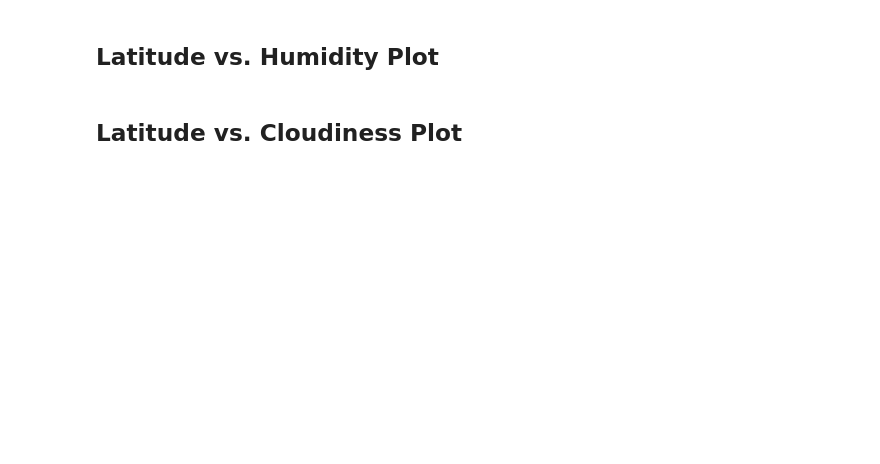
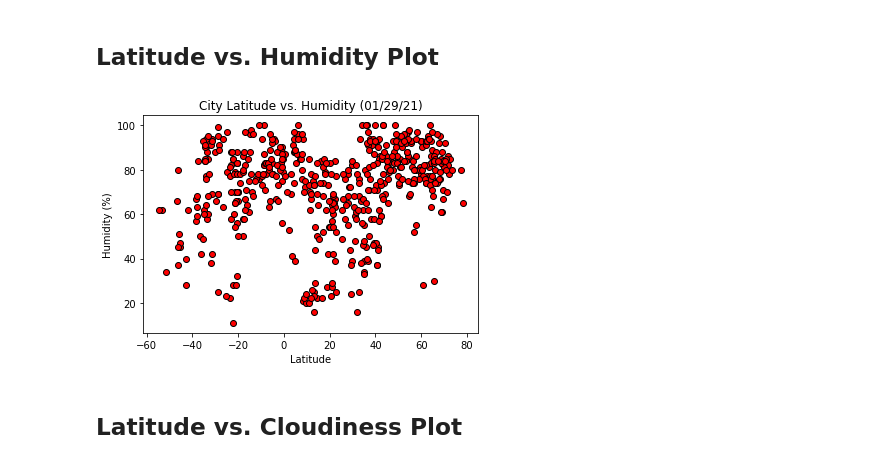
Before and after one commit to ander1908/python-api-challenge, a Jupyter notebook: Instructions/starter_code/WeatherPy.ipynb, the cells around one changed output. Drawn from its saved outputs; the diff is of its cells as text; code cells hidden in the pictures; blank space fills up the shorter version.

```diff
--- a/Instructions/starter_code/WeatherPy.ipynb
+++ b/Instructions/starter_code/WeatherPy.ipynb
@@ -212,4 +212,13 @@ SyntaxError: invalid syntax (<ipython-input-49-549cd2aee5c5>, line 4)
 # %% [markdown]
 ## Latitude vs. Humidity Plot
+# %%
+#to match the starter we need black edges doing red just for fun
+plt.scatter(clean_city_data["Latitude"],clean_city_data["Humidity"],c="red",edgecolors='black')
+plt.xlabel("Latitude")
+plt.ylabel("Humidity (%)")
+plt.title("City Latitude vs. Humidity (01/29/21)")
+plt.savefig("output/Latitude_vs_Humidity.png")
+# %% [output]
+[figure, added]
 # %% [markdown]
 ## Latitude vs. Cloudiness Plot
```
Also changed, not shown: parts of 20 cells of this notebook, 25 other files.
